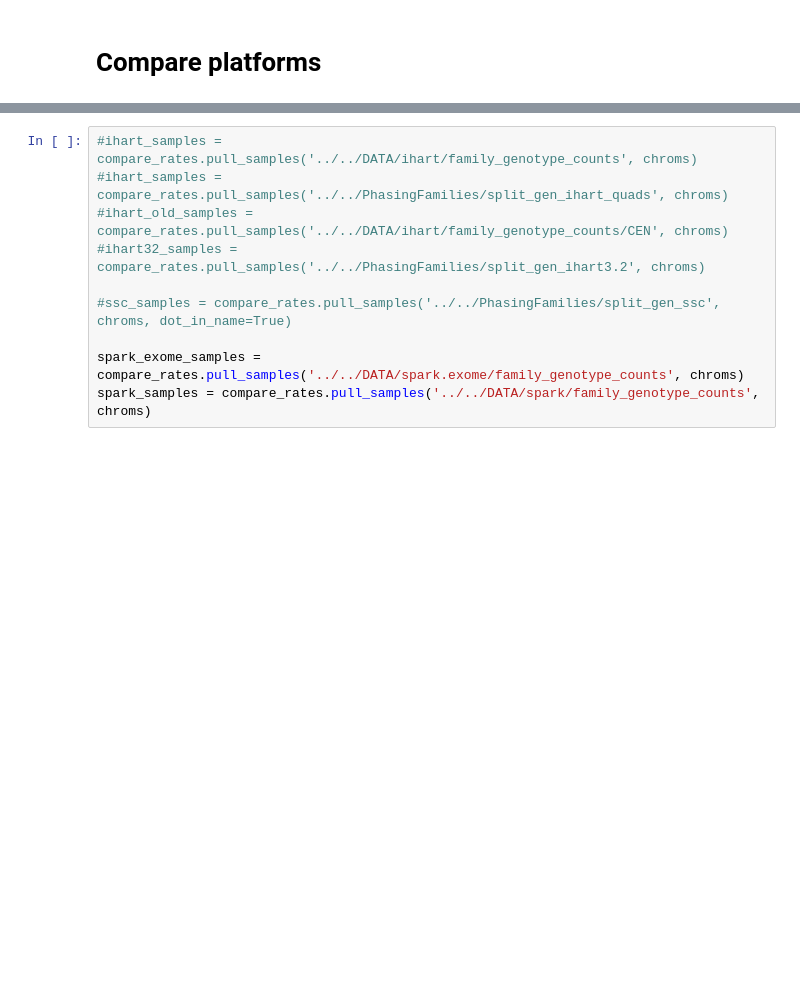
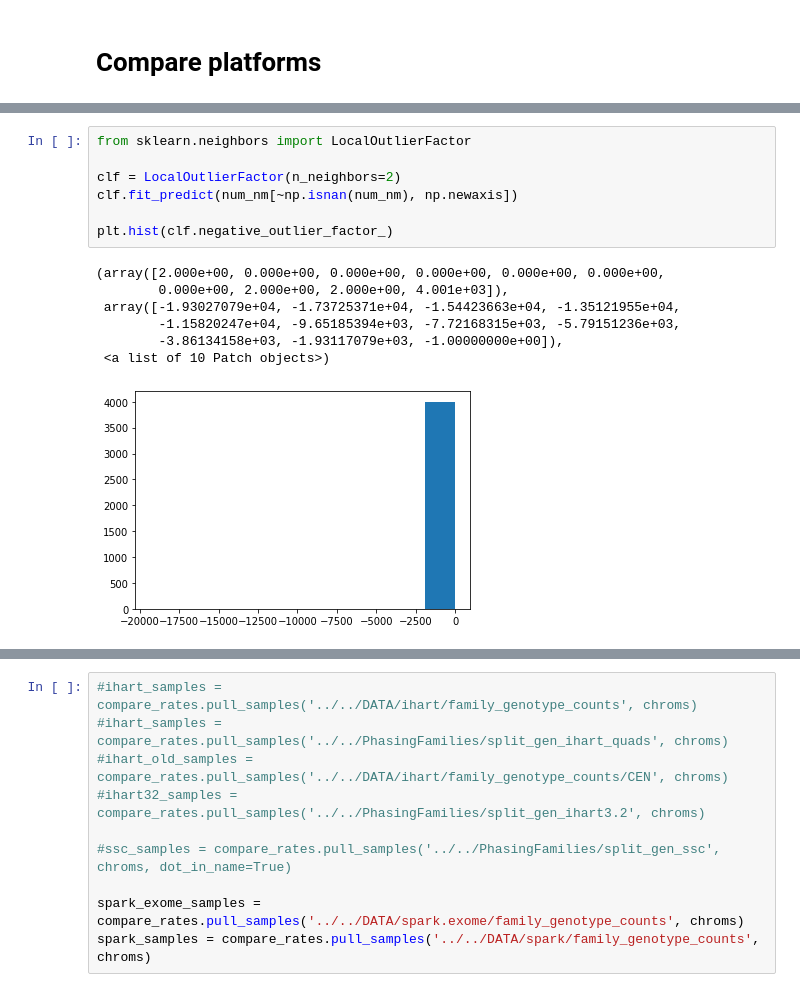
Before and after one commit to kpaskov/FamilySeqError, a Jupyter notebook: parameter_estimation/Population-Analysis.ipynb, the cells around one changed output, grey strips where cells are left out. Drawn from its saved outputs; the diff is of its cells as text; blank space fills up the shorter version.

```diff
--- a/parameter_estimation/Population-Analysis.ipynb
+++ b/parameter_estimation/Population-Analysis.ipynb
@@ -132,0 +204,15 @@ Removing 0 individuals missing chromosomal data
+# %%
+from sklearn.neighbors import LocalOutlierFactor
+
+clf = LocalOutlierFactor(n_neighbors=2)
+clf.fit_predict(num_nm[~np.isnan(num_nm), np.newaxis])
+
+plt.hist(clf.negative_outlier_factor_)
+# %% [output]
+(array([2.000e+00, 0.000e+00, 0.000e+00, 0.000e+00, 0.000e+00, 0.000e+00,
+        0.000e+00, 2.000e+00, 2.000e+00, 4.001e+03]),
+ array([-1.93027079e+04, -1.73725371e+04, -1.54423663e+04, -1.35121955e+04,
+        -1.15820247e+04, -9.65185394e+03, -7.72168315e+03, -5.79151236e+03,
+        -3.86134158e+03, -1.93117079e+03, -1.00000000e+00]),
+ <a list of 10 Patch objects>)
+[figure, added]
```
Also changed, not shown: parts of 13 cells of this notebook, 2 other files.
